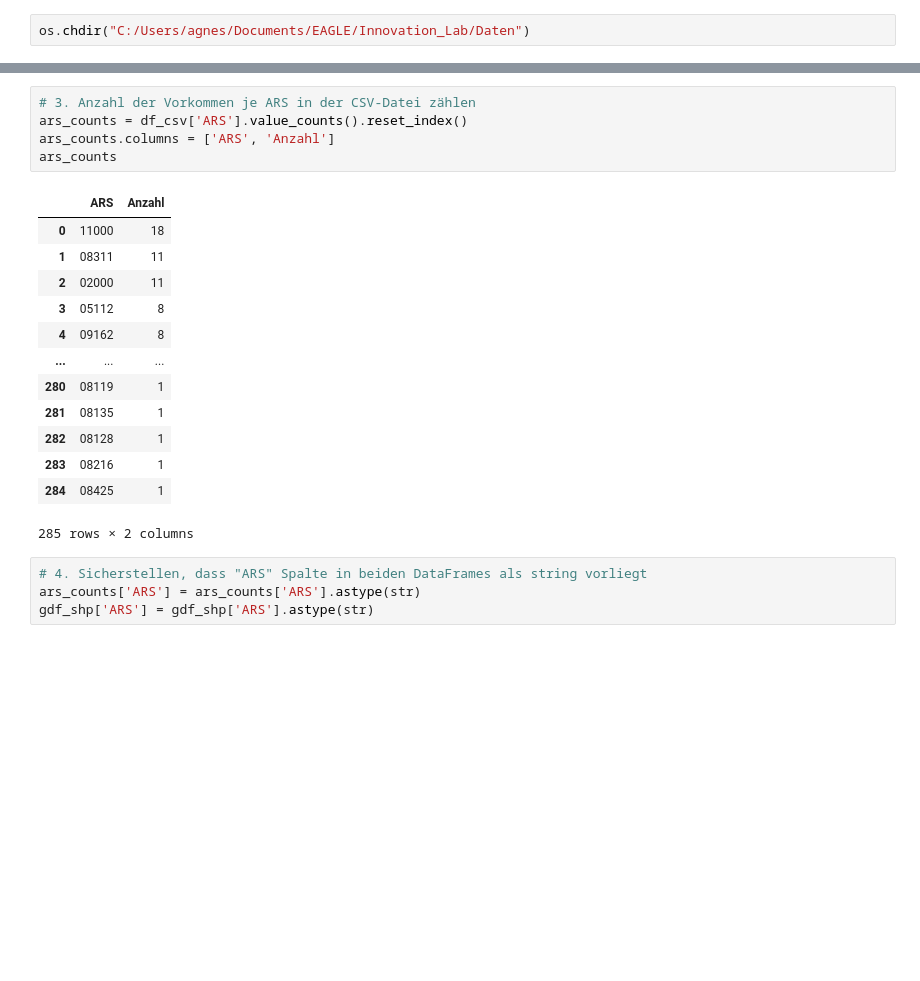
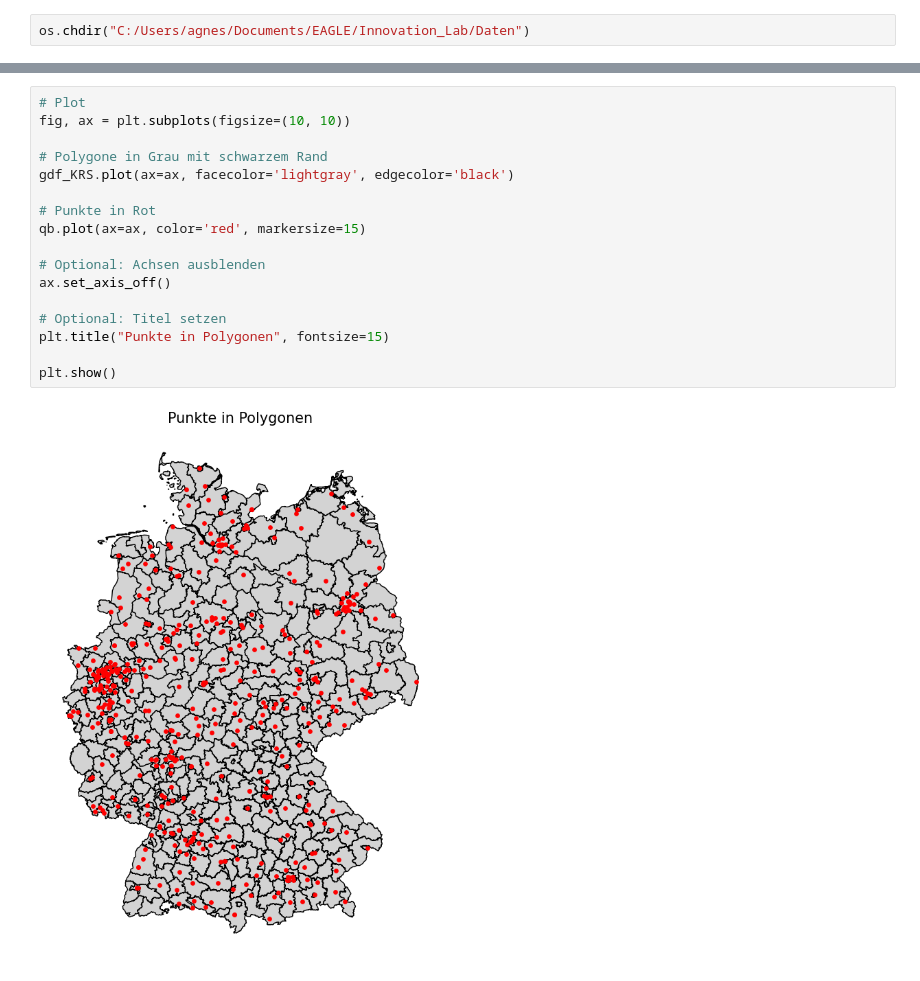
Before and after one commit to agneszwick/InnoLab, a Jupyter notebook: Jupyter_Notebooks/qb_Karten.ipynb, the cells around one changed output, grey strips where cells are left out. Saved outputs shown, nothing was run; the diff lists cells and outputs as text; blank space fills up the shorter version.

```diff
--- a/Jupyter_Notebooks/qb_Karten.ipynb
+++ b/Jupyter_Notebooks/qb_Karten.ipynb
@@ -46,23 +118,19 @@ gdf_shp  = gpd.read_file(shapefile_path, dtype={'AGS': str, 'ARS': str})
-# %%
-# 3. Anzahl der Vorkommen je ARS in der CSV-Datei zählen
-ars_counts = df_csv['ARS'].value_counts().reset_index()
-ars_counts.columns = ['ARS', 'Anzahl']
-ars_counts
-# %% [output]
-|  | ARS | Anzahl |
-| 0 | 11000 | 18 |
-| 1 | 08311 | 11 |
-| 2 | 02000 | 11 |
-| 3 | 05112 | 8 |
-| 4 | 09162 | 8 |
-| ... | ... | ... |
-| 280 | 08119 | 1 |
-| 281 | 08135 | 1 |
-| 282 | 08128 | 1 |
-| 283 | 08216 | 1 |
-| 284 | 08425 | 1 |
-285 rows × 2 columns
-# %%
-# 4. Sicherstellen, dass "ARS" Spalte in beiden DataFrames als string vorliegt
-ars_counts['ARS'] = ars_counts['ARS'].astype(str)
-gdf_shp['ARS'] = gdf_shp['ARS'].astype(str)
+# %%
+# Plot
+fig, ax = plt.subplots(figsize=(10, 10))
+
+# Polygone in Grau mit schwarzem Rand
+gdf_KRS.plot(ax=ax, facecolor='lightgray', edgecolor='black')
+
+# Punkte in Rot
+qb.plot(ax=ax, color='red', markersize=15)
+
+# Optional: Achsen ausblenden
+ax.set_axis_off()
+
+# Optional: Titel setzen
+plt.title("Punkte in Polygonen", fontsize=15)
+
+plt.show()
+# %% [output]
+[figure, added]
```
Also changed, not shown: parts of 9 cells of this notebook, 7 other files.
